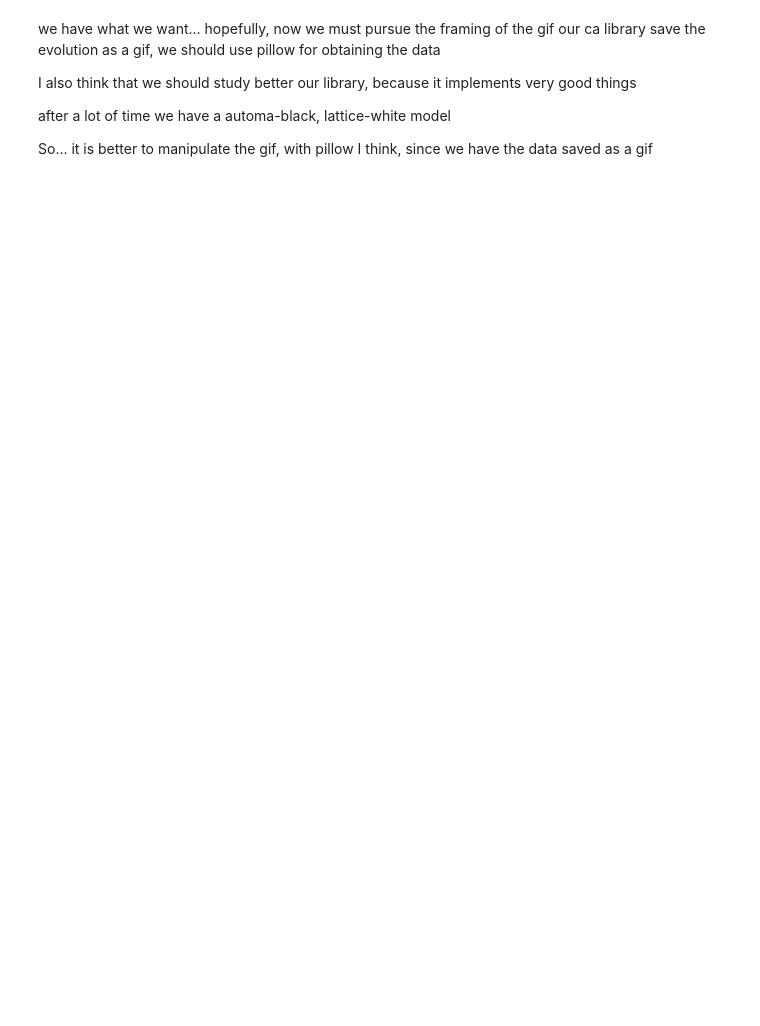
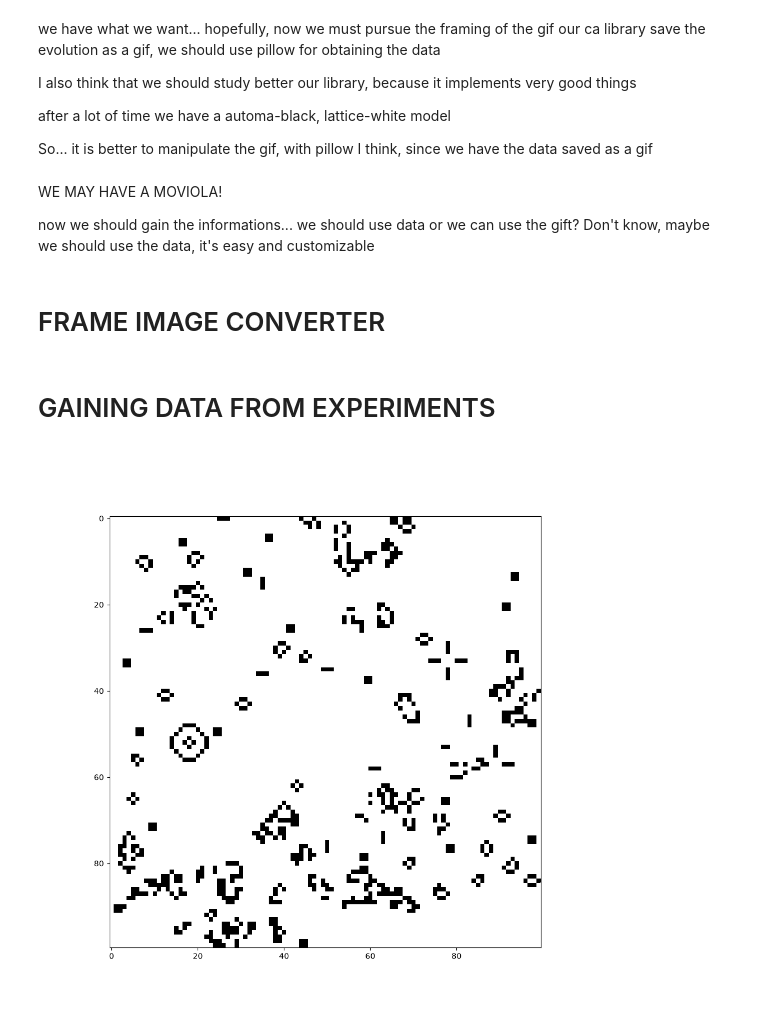
Before and after one commit to nicksonPeanuts/bthesis, a Jupyter notebook: src/model.ipynb, the cells around one changed output. Drawn from its saved outputs; the diff is of its cells as text; code cells hidden in the pictures; blank space fills up the shorter version.

```diff
--- a/src/model.ipynb
+++ b/src/model.ipynb
@@ -31,3 +33,15 @@ after a lot of time we have a automa-black, lattice-white model
 So...
 it is better to manipulate the gif, with pillow I think,
 since we have the data saved as a gif
+# %%
+data = np.load("data/gof_test.npy")
+
+# slicing dei dati dell'automa, abbiamo un tensore 3 dimensionale
+# frame, riga, colonna
+# %% [markdown]
+WE MAY HAVE A MOVIOLA!
+
+now we should gain the informations... we should use data or we can use the gift?
+Don't know, maybe we should use the data, it's easy and customizable
+# %% [markdown]
+# FRAME IMAGE CONVERTER
@@ -33,0 +67,35 @@ since we have the data saved as a gif
+# %%
+frame = convert_to_image(data, 3)
+frame.show()
+# %% [markdown]
+# GAINING DATA FROM EXPERIMENTS
+# %%
+def data_obtainer(movie):
+    """
+    This function, given a movie of the evolution as a gif format,
+    return us all the frames saved by name
+
+    Args:
+        movie (gif): the animation of the cellular automata, path to it
+
+    Return:
+        frames: all the frames saved in a array
+        frames saved
+    """
+
+    vid = Image.open(movie)
+
+    frames = []
+
+    i = 1
+
+    for frame in ImageSequence.Iterator(vid):
+        frames.append(frame)
+        frame.save("data/frame%d.png"%i)
+        i = i + 1
+
+    return frames
+# %%
+data = data_obtainer("data_exp/gof_test.gif")
+# %% [output]
+[figure, added]
```
Also changed, not shown: parts of 3 cells of this notebook.
